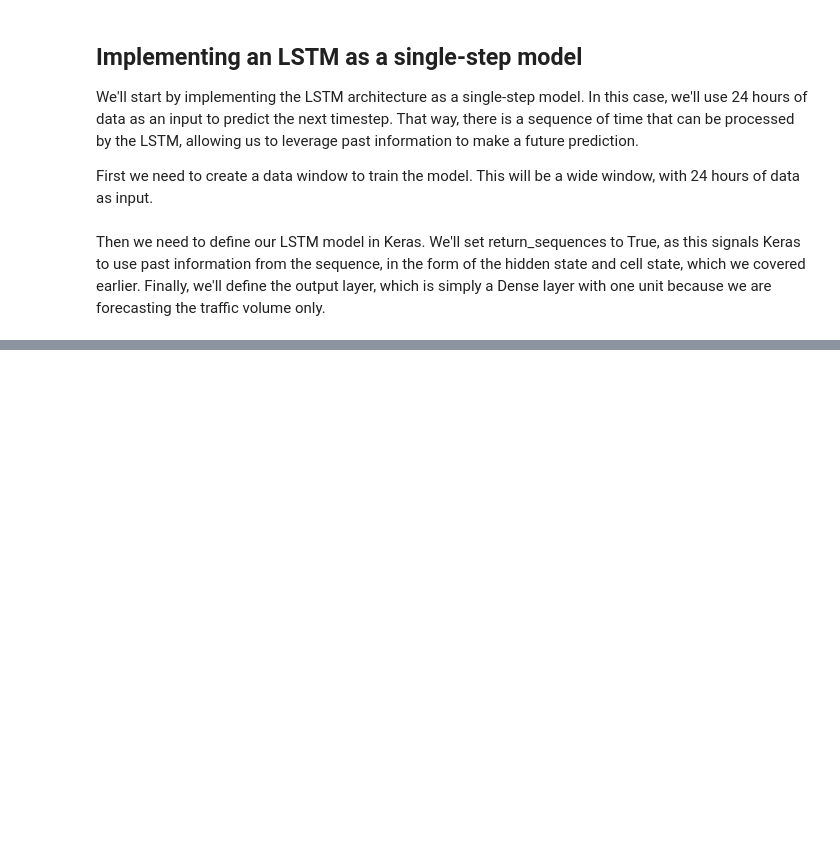
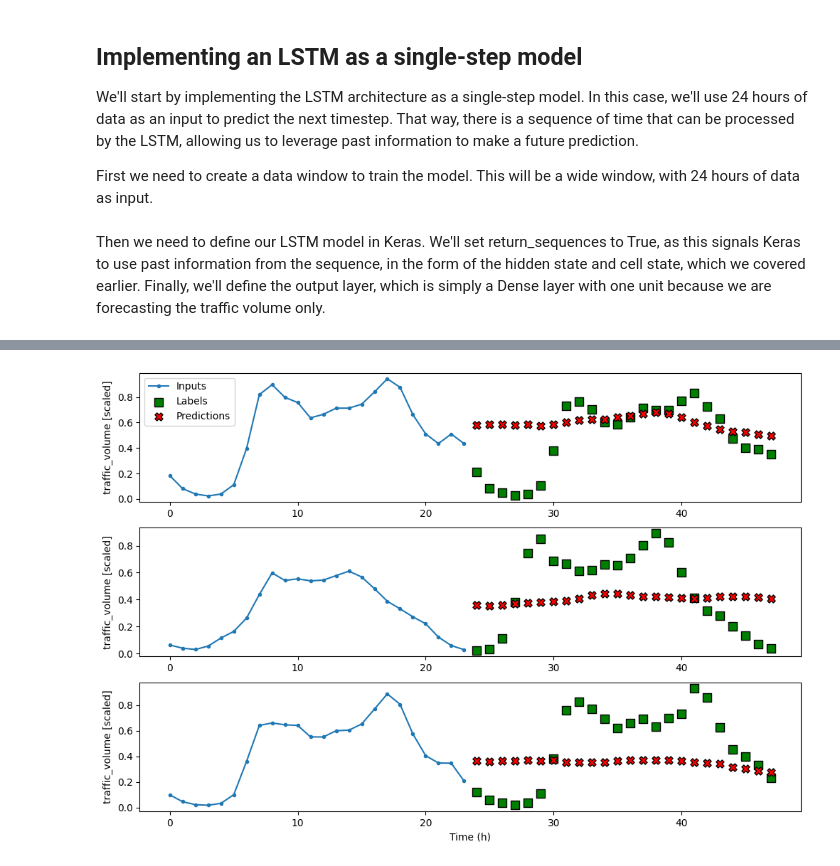
Before and after one commit to xbadiam/Forecasting, a Jupyter notebook: notebooks/04_Implementing_LSTM.ipynb, the cells around one changed output, grey strips where cells are left out. Drawn from its saved outputs; the diff is of its cells as text; code cells hidden in the pictures; blank space fills up the shorter version.

```diff
--- a/notebooks/04_Implementing_LSTM.ipynb
+++ b/notebooks/04_Implementing_LSTM.ipynb
@@ -231,0 +301,5 @@ wide_window.plot(lstm_model)
+# %%
+mo_lstm_model = Sequential([
+    LSTM(32, return_sequences=True),
+    Dense(units = 2) # We have two units because we have two targets: the temperature and the traffic volume.
+])
@@ -231,0 +336,4 @@ wide_window.plot(lstm_model)
+# %%
+multi_window.plot(mo_lstm_model)
+# %% [output]
+[figure, added]
```
Also changed, not shown: parts of 15 cells of this notebook.
